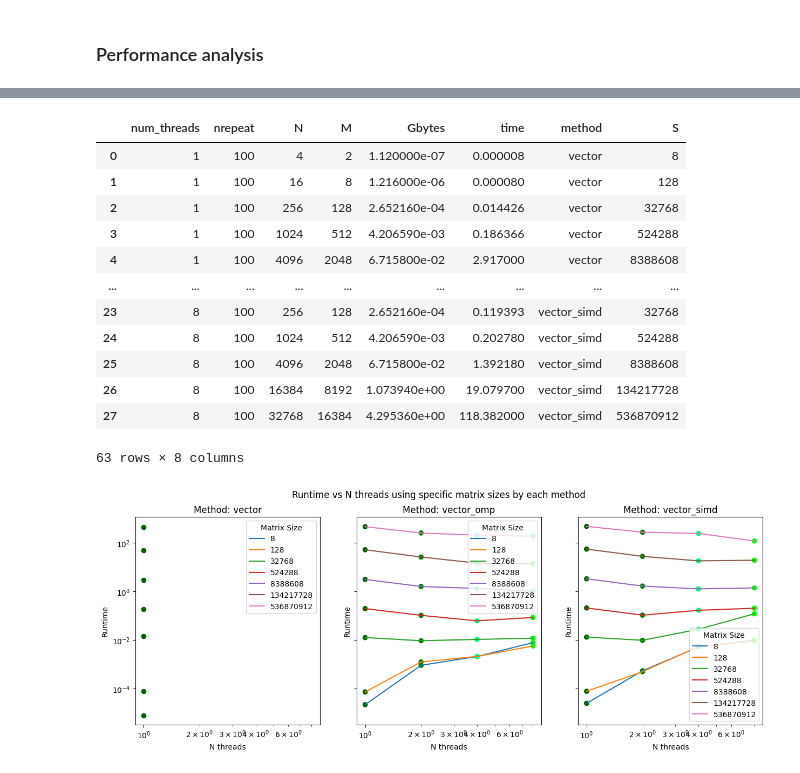
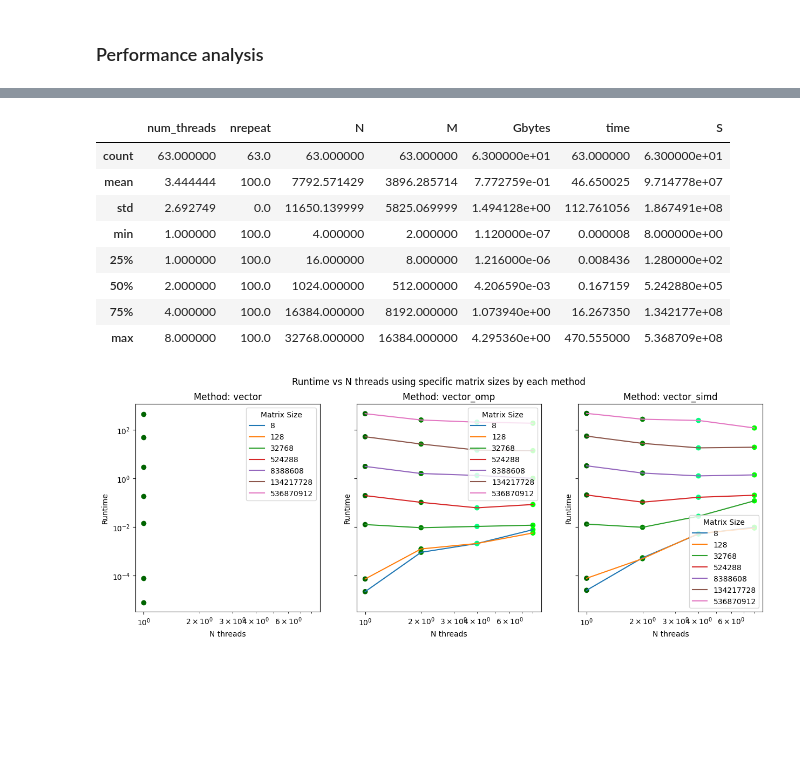
Before and after one commit to patriciobcs/multiprocessing-analysis, a Jupyter notebook: openmp/analysis.ipynb, the cells around one changed output, grey strips where cells are left out. Drawn from its saved outputs; the diff is of its cells as text; code cells hidden in the pictures; blank space fills up the shorter version.

```diff
--- a/openmp/analysis.ipynb
+++ b/openmp/analysis.ipynb
@@ -135,19 +158,15 @@ df_vector_methods["S"] = df_vector_methods["N"] * df_vector_methods["M"]
 # %%
-df_vector_methods
+df_vector_methods.describe()
 # %% [output]
-|  | num_threads | nrepeat | N | M | Gbytes | time | method | S |
-| 0 | 1 | 100 | 4 | 2 | 1.120000e-07 | 0.000008 | vector | 8 |
-| 1 | 1 | 100 | 16 | 8 | 1.216000e-06 | 0.000080 | vector | 128 |
-| 2 | 1 | 100 | 256 | 128 | 2.652160e-04 | 0.014426 | vector | 32768 |
-| 3 | 1 | 100 | 1024 | 512 | 4.206590e-03 | 0.186366 | vector | 524288 |
-| 4 | 1 | 100 | 4096 | 2048 | 6.715800e-02 | 2.917000 | vector | 8388608 |
-| ... | ... | ... | ... | ... | ... | ... | ... | ... |
-| 23 | 8 | 100 | 256 | 128 | 2.652160e-04 | 0.119393 | vector_simd | 32768 |
-| 24 | 8 | 100 | 1024 | 512 | 4.206590e-03 | 0.202780 | vector_simd | 524288 |
-| 25 | 8 | 100 | 4096 | 2048 | 6.715800e-02 | 1.392180 | vector_simd | 8388608 |
-| 26 | 8 | 100 | 16384 | 8192 | 1.073940e+00 | 19.079700 | vector_simd | 134217728 |
-| 27 | 8 | 100 | 32768 | 16384 | 4.295360e+00 | 118.382000 | vector_simd | 536870912 |
+|  | num_threads | nrepeat | N | M | Gbytes | time | S |
+| count | 63.000000 | 63.0 | 63.000000 | 63.000000 | 6.300000e+01 | 63.000000 | 6.300000e+01 |
+| mean | 3.444444 | 100.0 | 7792.571429 | 3896.285714 | 7.772759e-01 | 46.650025 | 9.714778e+07 |
+| std | 2.692749 | 0.0 | 11650.139999 | 5825.069999 | 1.494128e+00 | 112.761056 | 1.867491e+08 |
+| min | 1.000000 | 100.0 | 4.000000 | 2.000000 | 1.120000e-07 | 0.000008 | 8.000000e+00 |
+| 25% | 1.000000 | 100.0 | 16.000000 | 8.000000 | 1.216000e-06 | 0.008436 | 1.280000e+02 |
+| 50% | 2.000000 | 100.0 | 1024.000000 | 512.000000 | 4.206590e-03 | 0.167159 | 5.242880e+05 |
+| 75% | 4.000000 | 100.0 | 16384.000000 | 8192.000000 | 1.073940e+00 | 16.267350 | 1.342177e+08 |
+| max | 8.000000 | 100.0 | 32768.000000 | 16384.000000 | 4.295360e+00 | 470.555000 | 5.368709e+08 |
-63 rows × 8 columns
 # %%
 color_num_threads = {1 : "darkgreen", 2 : "green", 4 : "springgreen", 8 : "lime"}
 color_s = {8 : "darkgreen", 128 : "green", 32768 : "springgreen", 524288 : "lime", 8388608: "red", "134217728": "black", 536870912: "blue"}
```
Also changed, not shown: parts of 14 cells of this notebook, 1 other file.
